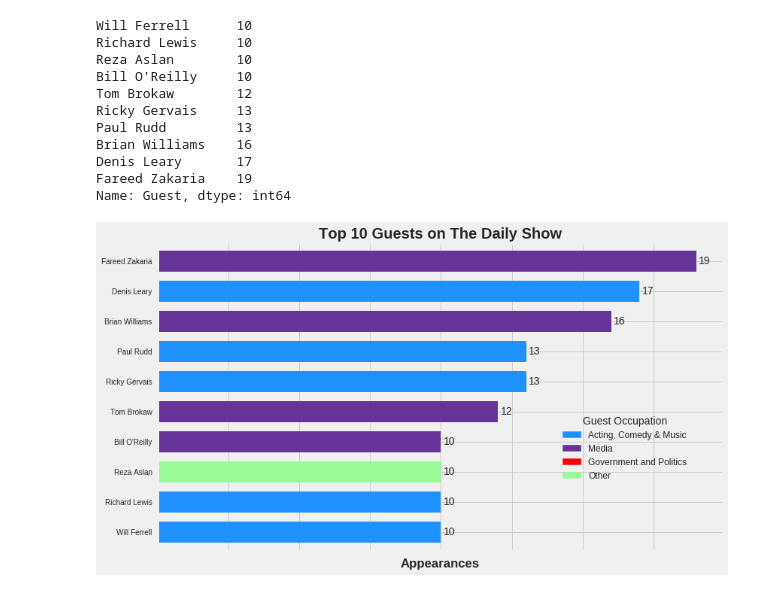
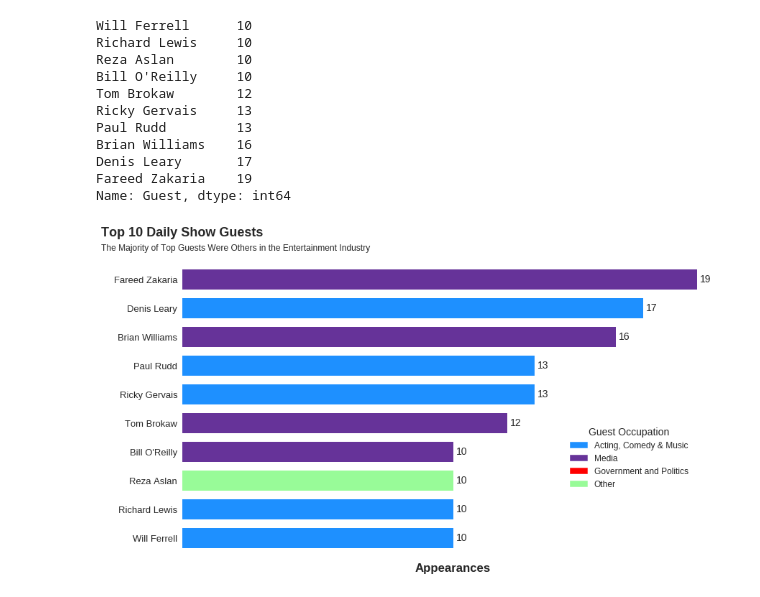
Before and after one commit to bloominstituteoftechnology/DS-Sprint-02-Storytelling-With-Data, a Jupyter notebook: DS_Unit_1_Sprint_Challenge_2.ipynb, the cells around one changed output. Saved outputs shown, nothing was run; the diff lists cells and outputs as text; code cells hidden in the pictures.

```diff
--- a/DS_Unit_1_Sprint_Challenge_2.ipynb
+++ b/DS_Unit_1_Sprint_Challenge_2.ipynb
@@ -250,38 +250,49 @@ for guest in guest_top.index:
             s=guest_top.loc[guest])
 
   # decrement y coordinate for plotting next
   y_text += 1
 
   # track industry for color coding
   guest_colors.append(color_dict[df[df['Guest']==guest]['Occupation'].iloc[0]])
 
 
 ax_top = guest_top.plot(ax=ax_top,
                         kind='barh',
                         color=guest_colors,
                         width=0.7)
 
 # titling and labeling
-ax_top.set_title('Top 10 Guests on The Daily Show',
-                 fontweight='bold')
+ax_top.text(x=-3,
+            y=10.5,
+            s='Top 10 Daily Show Guests',
+            fontsize=18,
+            fontweight='bold')
+
+ax_top.text(x=-3,
+            y=10,
+            s='The Majority of Top Guests Were Others in the Entertainment Industry',
+            fontsize=12)
+
 ax_top.set_xlabel('Appearances',
                   fontweight='bold')
 ax_top.set_xticklabels([])
 
-# legend
-# ax_top.legend(loc='lower right',
-#               title='Guest Occupation',
-#               handles=[color_dict[occupation] for occupation in color_dict],
-#               labels=list(color_dict.keys()))
+ax_top.yaxis.set_tick_params(labelsize=13)
 
 ax_top.legend(loc='lower right',
               title='Guest Occupation',
               handles=handles_top,
               bbox_to_anchor=(0.95, .2),
               fontsize=12,
               facecolor='white',
               edgecolor='black')
 
+# additional plot specific manipulations
+ax_top.grid(False)
+ax_top.set_frame_on(False)
+ax_top.set_facecolor('white')
+fig_top.patch.set_facecolor('white')
+
 plt.show();
 # %% [output]
-[figure, old version]
+[figure, new version]
```
Also changed, not shown: parts of 1 cell of this notebook.
